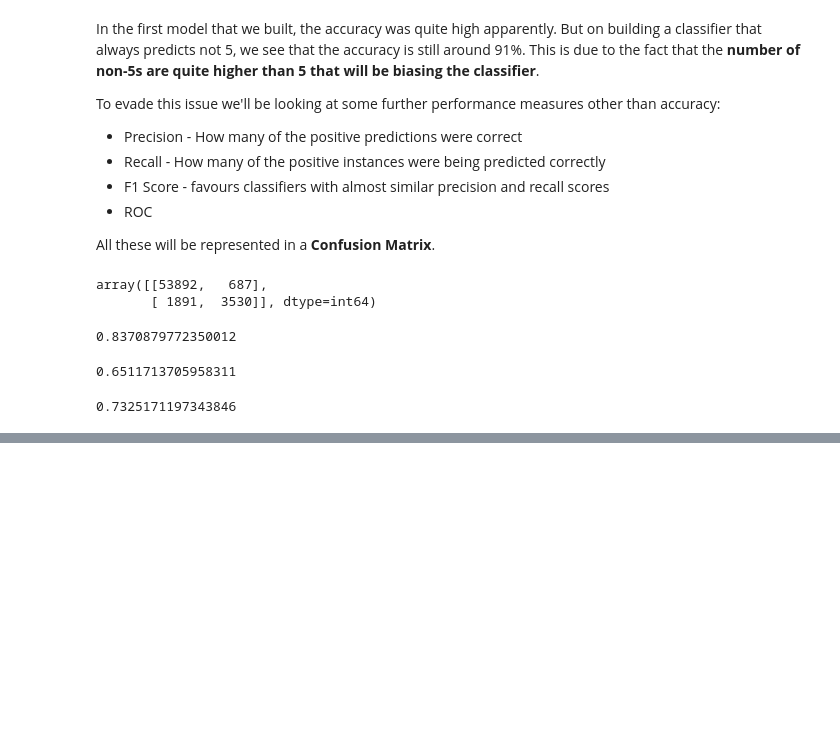
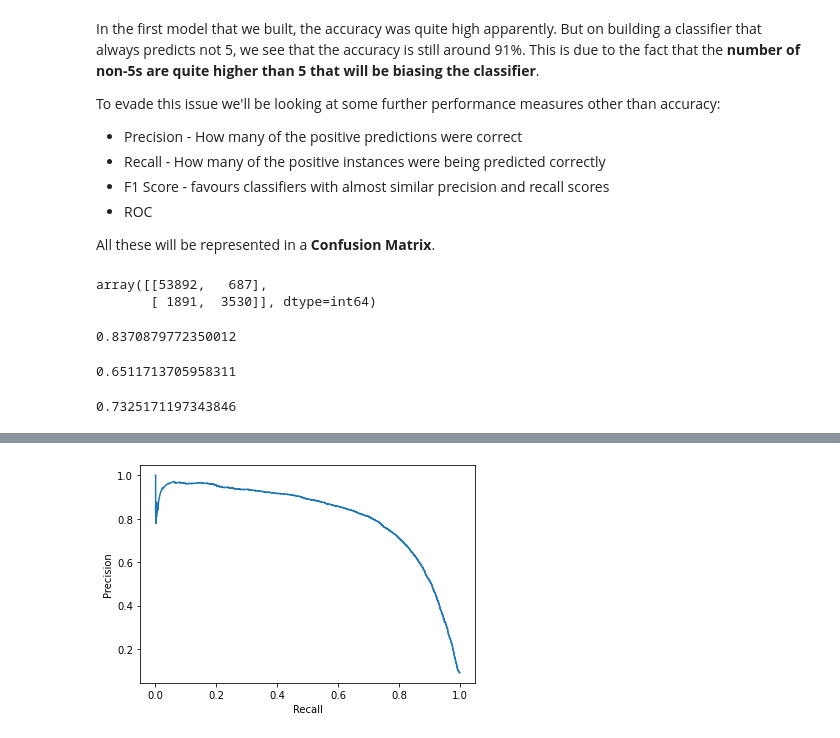
Before and after one commit to smitbose/practise-handsonbook, a Jupyter notebook: Ch 3 - Classification.ipynb, the cells around one changed output, grey strips where cells are left out. Cells and saved outputs as stored; diff of their text form; code cells hidden in the pictures; blank space fills up the shorter version.

```diff
--- a/Ch 3 - Classification.ipynb
+++ b/Ch 3 - Classification.ipynb
@@ -95,0 +125,7 @@ display(f1_score(y_train_5, y_train_pred))
+# %%
+plt.plot(recalls[:-1], precisions[:-1])
+plt.xlabel("Recall")
+plt.ylabel("Precision")
+plt.show()
+# %% [output]
+[figure, added]
```
Also changed, not shown: parts of 5 cells of this notebook.
